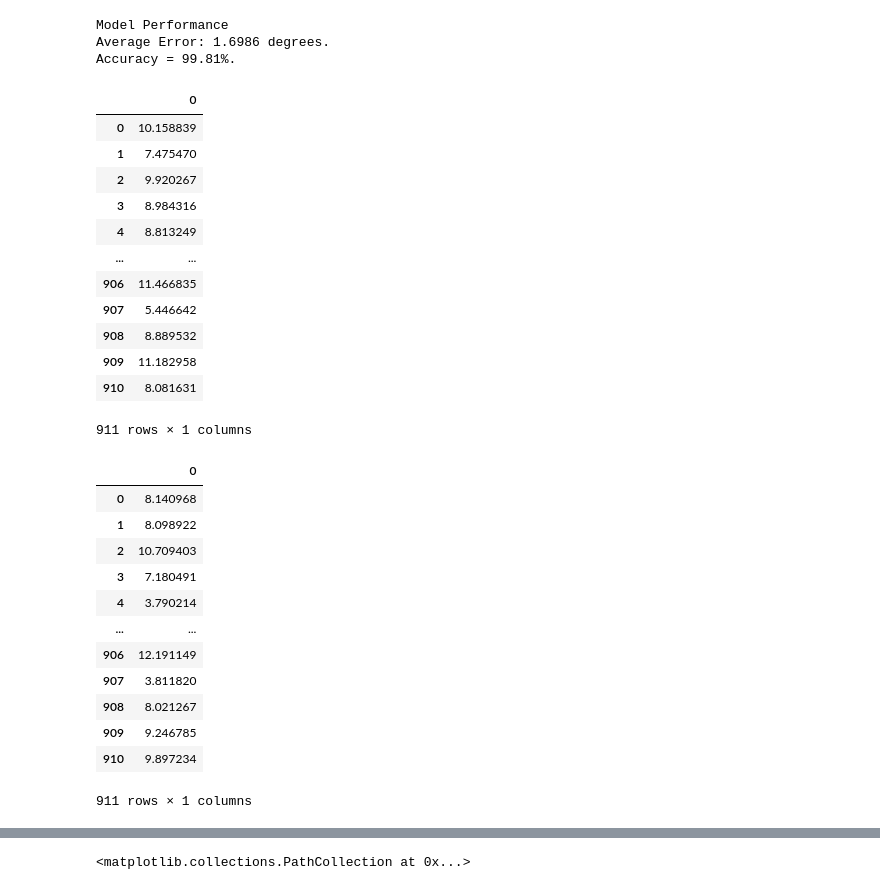
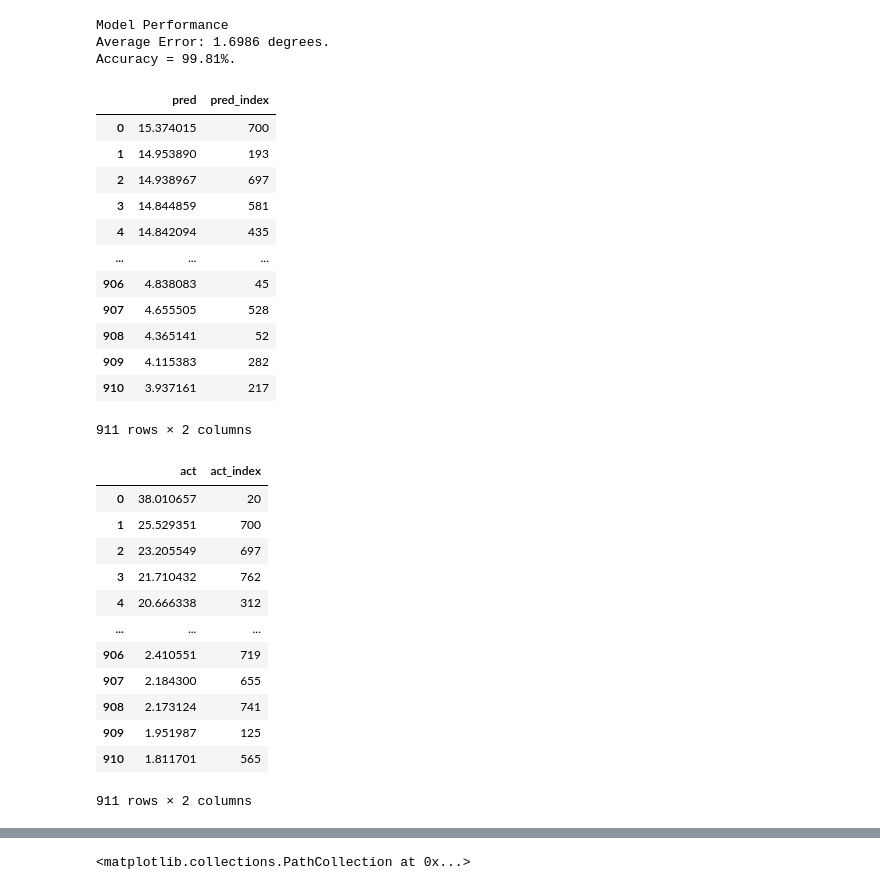
Before and after one commit to sdguerrette/capstone_project, a Jupyter notebook: code/ML_models/regressors/rf_regression_cases_pct.ipynb, the cells around one changed output, grey strips where cells are left out. Cells and saved outputs as stored; diff of their text form; code cells hidden in the pictures.

```diff
--- a/code/ML_models/regressors/rf_regression_cases_pct.ipynb
+++ b/code/ML_models/regressors/rf_regression_cases_pct.ipynb
@@ -199,39 +197,43 @@ Average Error: 1.6986 degrees.
 Accuracy = 99.81%.
 # %%
 # turn model prediction into dataframe
-preds = pd.DataFrame(base_model.predict(X_test_scaled))
+preds = pd.DataFrame(base_model.predict(X_test_scaled), columns = ['pred'])
+preds['pred_index'] = preds.index
+preds.sort_values(by = ['pred'], ascending = False, ignore_index = True, inplace = True)
 preds
 # %% [output]
-|  | 0 |
-| 0 | 10.158839 |
-| 1 | 7.475470 |
-| 2 | 9.920267 |
-| 3 | 8.984316 |
-| 4 | 8.813249 |
-| ... | ... |
-| 906 | 11.466835 |
-| 907 | 5.446642 |
-| 908 | 8.889532 |
-| 909 | 11.182958 |
-| 910 | 8.081631 |
+|  | pred | pred_index |
+| 0 | 15.374015 | 700 |
+| 1 | 14.953890 | 193 |
+| 2 | 14.938967 | 697 |
+| 3 | 14.844859 | 581 |
+| 4 | 14.842094 | 435 |
+| ... | ... | ... |
+| 906 | 4.838083 | 45 |
+| 907 | 4.655505 | 528 |
+| 908 | 4.365141 | 52 |
+| 909 | 4.115383 | 282 |
+| 910 | 3.937161 | 217 |
-911 rows × 1 columns
+911 rows × 2 columns
 # %%
 # turn y_test into dataframe
-actual_cases_df = pd.DataFrame(y_test)
-actual_cases_df
+actuals = pd.DataFrame(y_test, columns = ['act'])
+actuals['act_index'] = actual_cases_df.index
+actuals.sort_values(by = ['act'],ascending = False, ignore_index = True, inplace =True)
+actuals
 # %% [output]
-|  | 0 |
-| 0 | 8.140968 |
-| 1 | 8.098922 |
-| 2 | 10.709403 |
-| 3 | 7.180491 |
-| 4 | 3.790214 |
-| ... | ... |
-| 906 | 12.191149 |
-| 907 | 3.811820 |
-| 908 | 8.021267 |
-| 909 | 9.246785 |
-| 910 | 9.897234 |
+|  | act | act_index |
+| 0 | 38.010657 | 20 |
+| 1 | 25.529351 | 700 |
+| 2 | 23.205549 | 697 |
+| 3 | 21.710432 | 762 |
+| 4 | 20.666338 | 312 |
+| ... | ... | ... |
+| 906 | 2.410551 | 719 |
+| 907 | 2.184300 | 655 |
+| 908 | 2.173124 | 741 |
+| 909 | 1.951987 | 125 |
+| 910 | 1.811701 | 565 |
-911 rows × 1 columns
+911 rows × 2 columns
 # %%
 # merge predictions and actuals into dataframe
```
Also changed, not shown: parts of 8 cells of this notebook, 2 other files.
